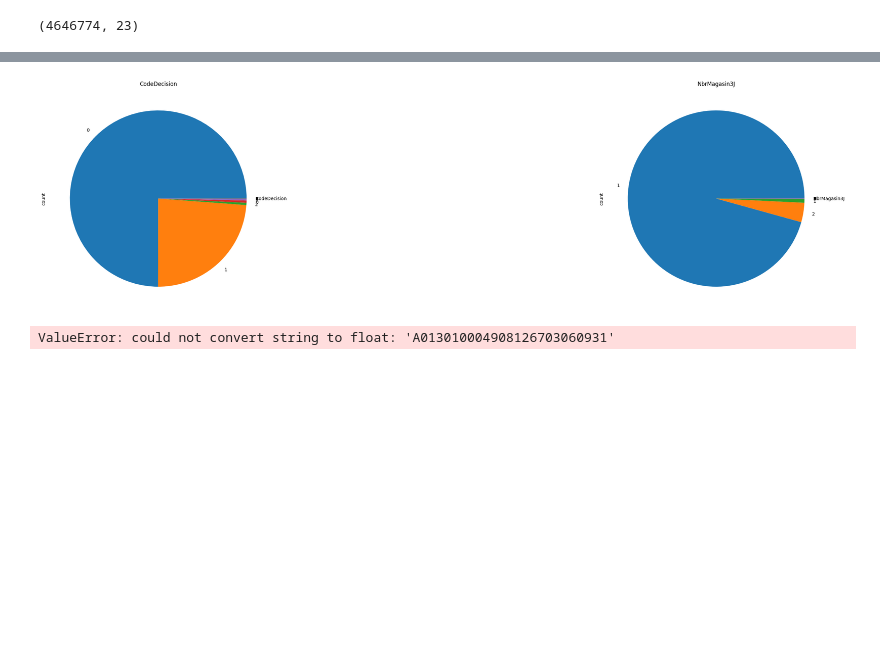
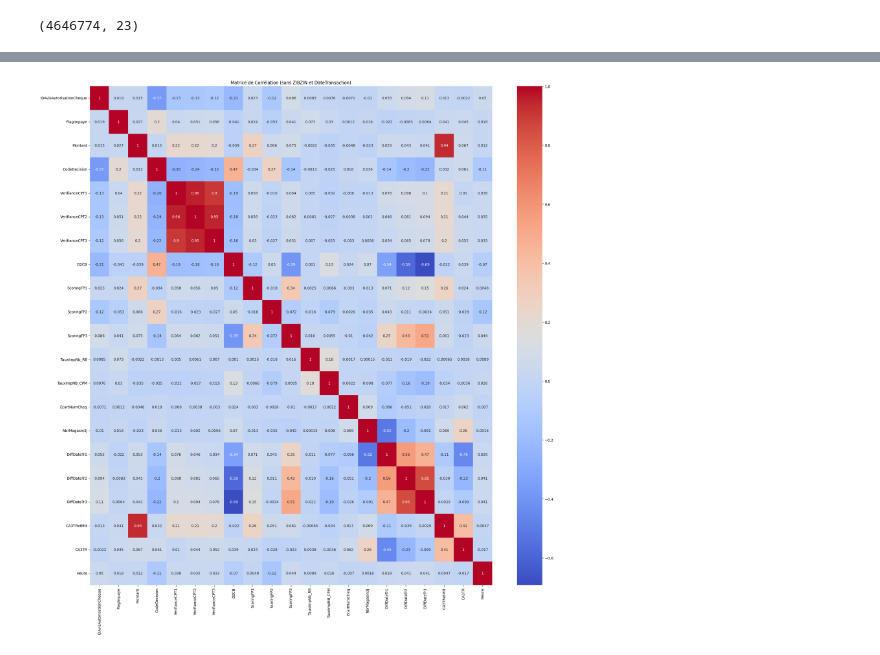
Before and after one commit to Mehdimakoul/ML_2025, a Jupyter notebook: Projet_ML_2025_.ipynb, the cells around one changed output, grey strips where cells are left out. Cells and saved outputs as stored; diff of their text form; code cells hidden in the pictures; blank space fills up the shorter version.

```diff
--- a/Projet_ML_2025_.ipynb
+++ b/Projet_ML_2025_.ipynb
@@ -66,5 +137,3 @@ data.describe()
-# %%
-data['FlagImpaye'] = pd.to_numeric(data['FlagImpaye'], errors='coerce')
 # %%
 # Distribution de notre variable Target(cible) (FlagImpaye)
 import matplotlib.pyplot as plt
@@ -102,33 +157,19 @@ Heure----------------------------------- [27134 27817 28058 ... 28785 77077 7963
-# %%
-# Utilisation des Pie pour visualiser nos variables categorielles
-i=1
-plt.figure(figsize=(40,40))
-for col in data.select_dtypes('object'):
-  if len(data[col].unique()) <= 10 : #  celle dont le nombre des valeurs distincts < 10
-    plt.subplot(4,2,i)
-    data[col].value_counts().plot.pie()
-    plt.title(col)
-    i+=1
-# %% [output]
-[figure, removed]
 # %%
 import numpy as np
 import seaborn as sns
 import matplotlib.pyplot as plt
 from sklearn.preprocessing import LabelEncoder
 
-# Sélectionner toutes les colonnes
-all_columns = data.columns.tolist()
-
-
+# Supprimer les colonnes 'ZIBZIN' et 'DateTransaction' avant de calculer la matrice de corrélation
+dataMatrice = data.drop(columns=['ZIBZIN', 'DateTransaction'])
 
 # Calculer la matrice de corrélation de Pearson
-corr_matrix = data[all_columns].corr()
+corr_matrix = dataMatrice.corr()
 
 # Créer un heatmap de la matrice de corrélation
 plt.figure(figsize=(25, 25))
 sns.heatmap(corr_matrix, annot=True, cmap='coolwarm')
-plt.title('Matrice de Corrélation (avec variables catégorielles)')
+plt.title('Matrice de Corrélation (sans ZIBZIN et DateTransaction)')
 plt.show()
 # %% [output]
-ValueError: could not convert string to float: 'A013010004908126703060931'
+[figure, added]
```
Also changed, not shown: parts of 13 cells of this notebook.
